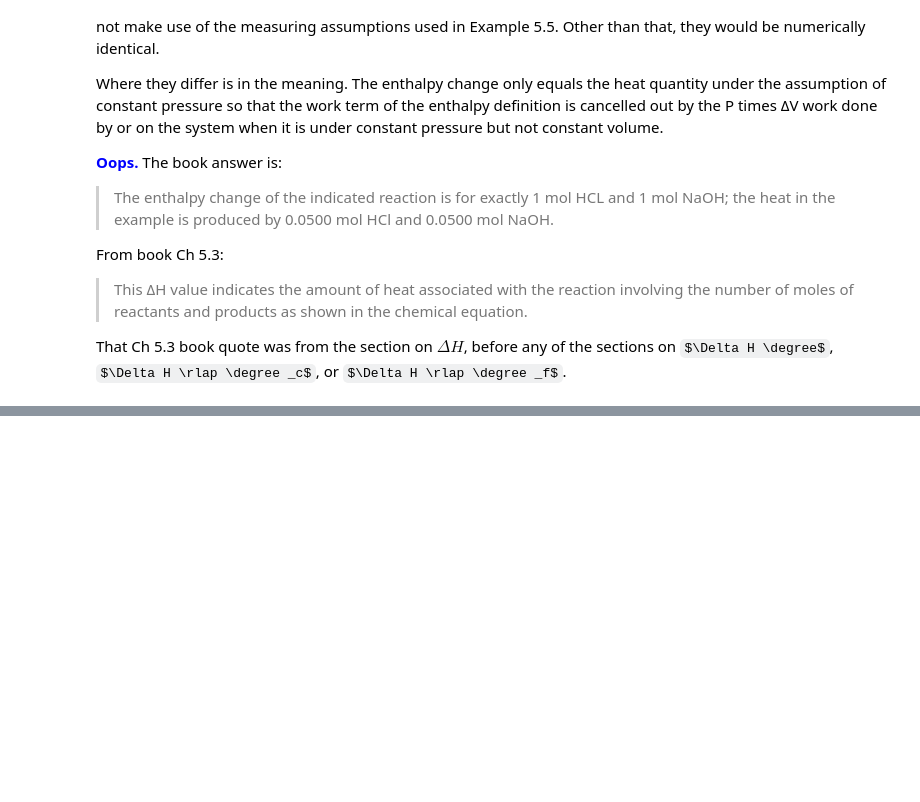
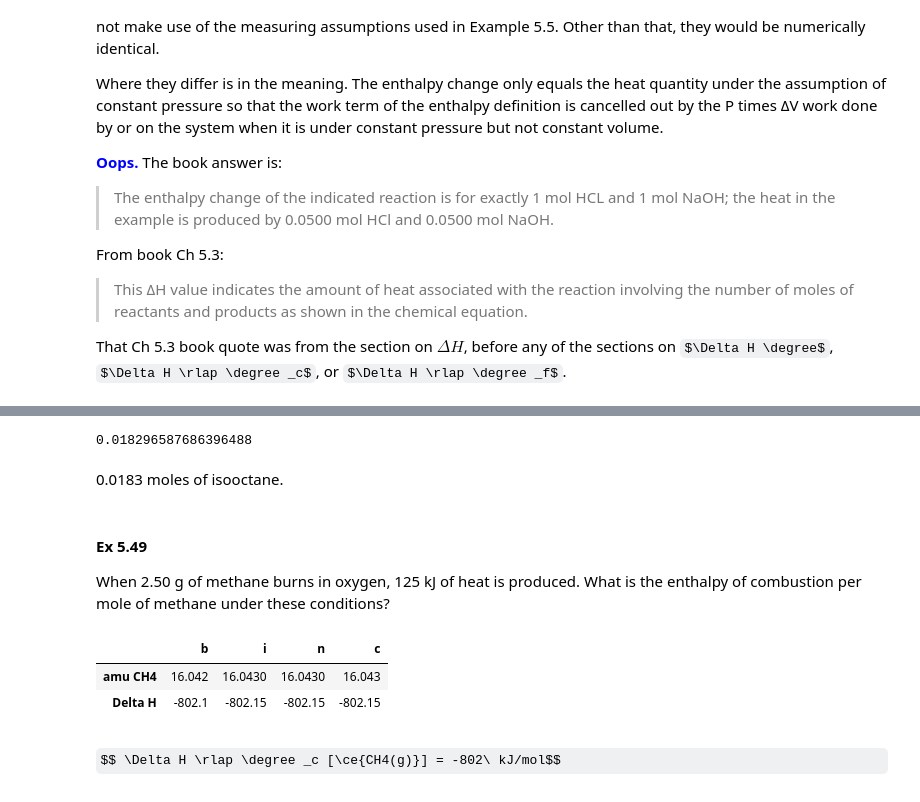
Before and after one commit to dean-e-peterson/python-misc, a Jupyter notebook: chem2e-ch5.ipynb, the cells around one changed output, grey strips where cells are left out. Saved outputs shown, nothing was run; the diff lists cells and outputs as text; code cells hidden in the pictures; some formulas as TeX source; blank space fills up the shorter version.

```diff
--- a/chem2e-ch5.ipynb
+++ b/chem2e-ch5.ipynb
@@ -1125,0 +1209,25 @@ That Ch 5.3 book quote was from the section on $\Delta H$, before any of the sec
+# %%
+100 / -5465.5 * -1
+# %% [output]
+0.018296587686396488
+# %% [markdown]
+0.0183 moles of isooctane.
+# %% [markdown]
+#### Ex 5.49
+When 2.50 g of methane burns in oxygen, 125 kJ of heat is produced. What is the enthalpy of combustion per mole of methane under these conditions?
+# %%
+def ex5_49(s):
+    with localcontext(prec = 7):
+        amu_m = s.C + s.H*4
+        d_h = Decimal('-125') * amu_m / Decimal('2.50')
+        return {
+            'amu CH4': amu_m,
+            'Delta H': d_h,
+        }
+compares(ex5_49)
+# %% [output]
+|  | b | i | n | c |
+| amu CH4 | 16.042 | 16.0430 | 16.0430 | 16.043 |
+| Delta H | -802.1 | -802.15 | -802.15 | -802.15 |
+# %% [markdown]
+$$ \Delta H \rlap \degree _c [\ce{CH4(g)}] = -802\ kJ/mol$$
```
Also changed, not shown: parts of 10 cells of this notebook.
